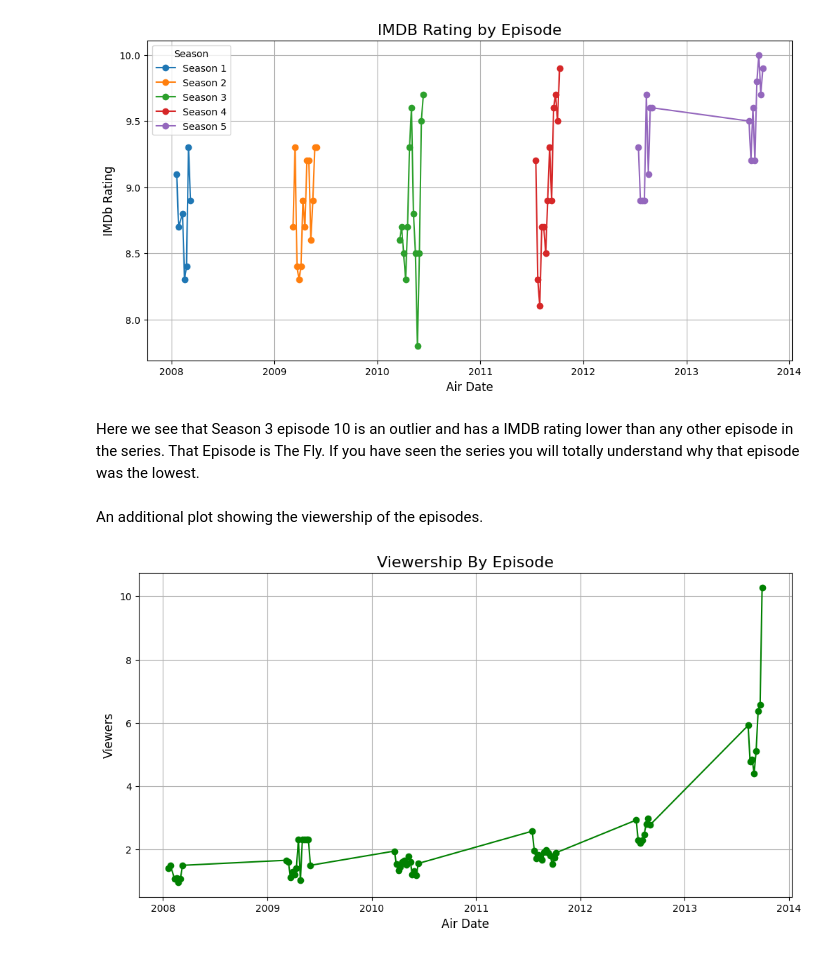
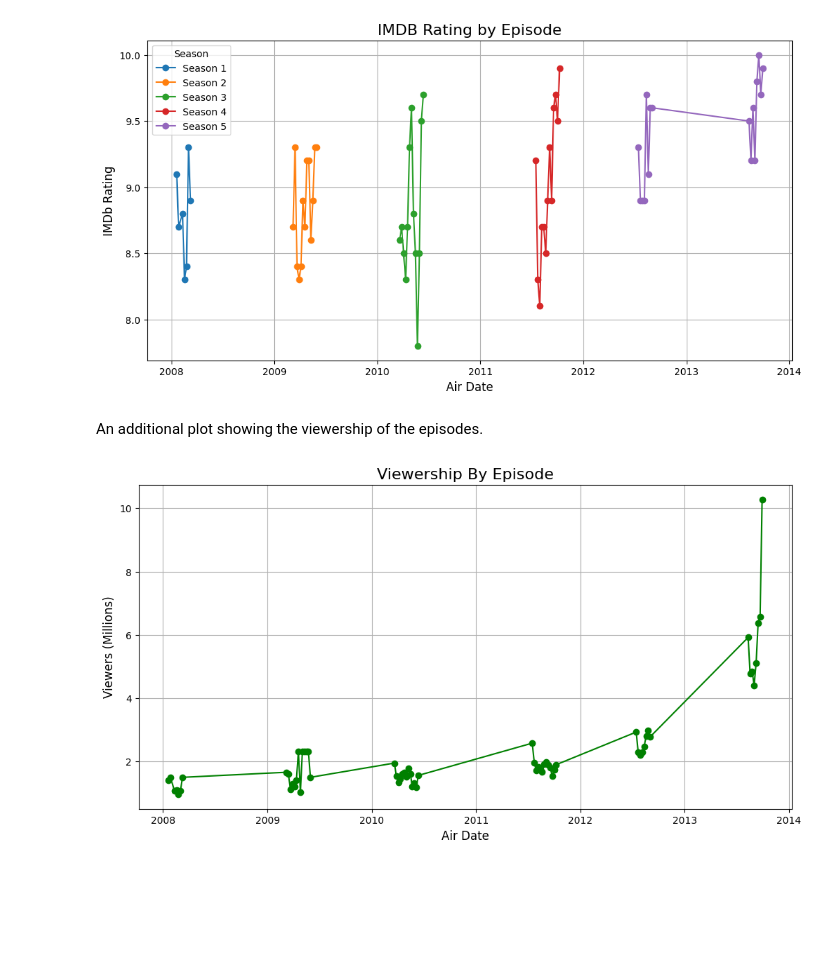
Before and after one commit to JVanderpool-repos/breaking_bad_analysis, a Jupyter notebook: breaking_bad.ipynb, the cells around one changed output. Cells and saved outputs as stored; diff of their text form; code cells hidden in the pictures; blank space fills up the shorter version.

```diff
--- a/breaking_bad.ipynb
+++ b/breaking_bad.ipynb
@@ -128,4 +128,4 @@ dtype: int64
 # %% [markdown]
 Filling missing values with the mean of viewership.
 # %%
-breaking_bad['U.S. Viewers Million'] = breaking_bad['U.S. Viewers Million'].fillna(breaking_bad['U.S. Viewers Million'].mean())
+breaking_bad['U.S. Viewers Million'].fillna(breaking_bad['U.S. Viewers Million'].mean(), inplace=True)
@@ -132,9 +141,11 @@ breaking_bad['U.S. Viewers Million'] = breaking_bad['U.S. Viewers Million'].fill
+# %%
+breaking_bad['Season Episode'] = breaking_bad['Season'].astype(str) + '/' + breaking_bad['Episode'].astype(str).str.zfill(2)
+breaking_bad['Extracted Season'] = breaking_bad['Season Episode'].str.extract(r'(\d+)/')[0].astype(int)
 # %% [markdown]
 Removing unnecessary columns.
 # %%
+
 cols_to_drop = ['Title', 'Directed By', 'Written By', 'Duration Mins', 'Summary', 'Season', 'Episode']
-
-breaking_bad_drop = breaking_bad.drop(columns = cols_to_drop)
-
-breaking_bad_drop
+breaking_bad_cleaned = breaking_bad.drop(columns=cols_to_drop)
+breaking_bad_cleaned.head()
 # %% [output]
@@ -166,9 +170,9 @@ plt.show()
 # %% [markdown]
 Extract season data to make plot easier to read and seperate it by season.
 # %%
-breaking_bad_drop['Extracted Season'] = breaking_bad_drop['Season Episode'].str.extract(r'(\d+)/')[0].astype(int)
+breaking_bad_cleaned['Extracted Season'] = breaking_bad_cleaned['Season Episode'].str.extract(r'(\d+)/')[0].astype(int)
 
-breaking_bad_drop
+breaking_bad_cleaned
 # %% [output]
 |  | Date | Rating Imdb | U.S. Viewers Million | Season Episode | Extracted Season |
 | 0 | 2008-01-20 | 9.1 | 1.41 | 1/01 | 1 |
@@ -196,18 +200,15 @@ plt.grid(True)
 plt.show()
 # %% [output]
 [figure]
-# %% [markdown]
-Here we see that Season 3 episode 10 is an outlier and has a IMDB rating lower than any other episode in the series.
-That Episode is The Fly. If you have seen the series you will totally understand why that episode was the lowest.
 # %% [markdown]
 An additional plot showing the viewership of the episodes.
 # %%
 plt.figure(figsize=(12, 6))
-plt.plot(breaking_bad_drop['Date'], breaking_bad['U.S. Viewers Million'], marker='o', linestyle='-', color='g')
+plt.plot(breaking_bad_cleaned['Date'], breaking_bad_cleaned['U.S. Viewers Million'], marker='o', linestyle='-', color='g')
 plt.title('Viewership By Episode', fontsize=16)
 plt.xlabel('Air Date', fontsize=12)
-plt.ylabel('Viewers', fontsize=12)
+plt.ylabel('Viewers (Millions)', fontsize=12)
 plt.grid(True)
 plt.show()
 # %% [output]
-[figure, old version]
+[figure, new version]
```
Also changed, not shown: parts of 6 cells of this notebook, 3 other files.
